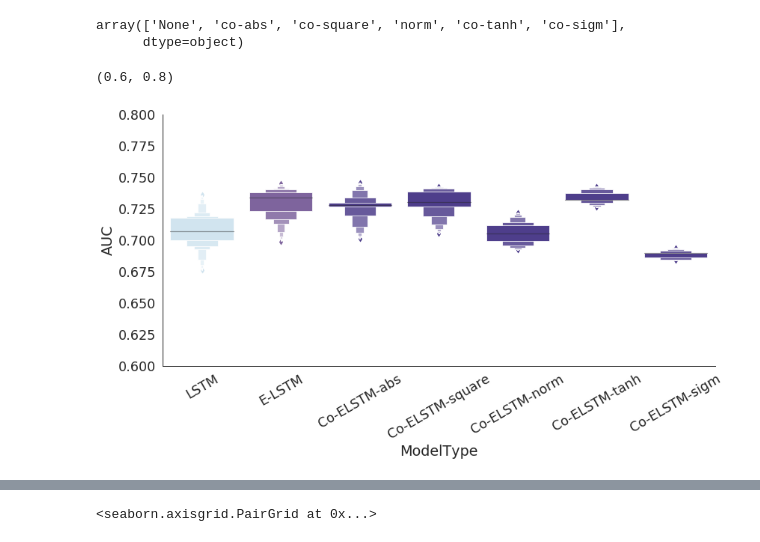
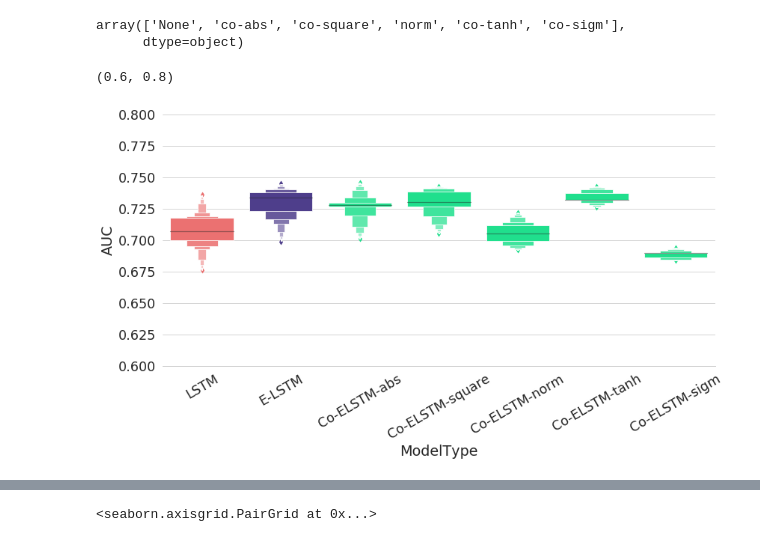
Before and after one commit to mit0110/knowledge_tracing, a Jupyter notebook: notebooks/Explorations 2019.ipynb, the cells around one changed output, grey strips where cells are left out. Saved outputs shown, nothing was run; the diff lists cells and outputs as text; code cells hidden in the pictures.

```diff
--- a/notebooks/Explorations 2019.ipynb
+++ b/notebooks/Explorations 2019.ipynb
@@ -8,7 +8,7 @@ import pickle
 import colors
 # %%
 import seaborn
-seaborn.set_style('white')
+seaborn.set_style('whitegrid')
 seaborn.set_context("paper", font_scale=2)
 # %%
 #explorations = pandas.read_csv('/home/mteruel/edm/results/dkt_lstm/by_problem_id/classifier_explorations.tsv', sep='\t')
@@ -28,3 +28,7 @@ explorations.Distance.unique()
 # %% [output]
 array(['None', 'co-abs', 'co-square', 'norm', 'co-tanh', 'co-sigm'],
       dtype=object)
+# %%
+model_pal = {mtype: colors.dark_green for mtype in explorations.ModelType.unique()}
+model_pal['LSTM'] = colors.red
+model_pal['E-LSTM'] = colors.dark_blue
@@ -31,13 +41,11 @@ array(['None', 'co-abs', 'co-square', 'norm', 'co-tanh', 'co-sigm'],
 # %%
-my_pal = {mtype: colors.dark_blue for mtype in explorations.ModelType.unique()}
-my_pal['LSTM'] = colors.light_blue
-my_pal['E-LSTM'] = colors.purple
 g = seaborn.factorplot(
     data=explorations[explorations.Pretrained == 'No'], x='ModelType', y='AUC', kind='boxen', # hue='Pretrained',
-    palette=my_pal,
+    palette=model_pal,
     size=6, aspect=2)
 g.set_xticklabels(rotation=30)
+seaborn.despine(left=True)
 plt.ylim((0.6, 0.8))
 # %% [output]
 (0.6, 0.8)
-[figure, old version]
+[figure, new version]
```
Also changed, not shown: parts of 22 cells of this notebook, 1 other file.
